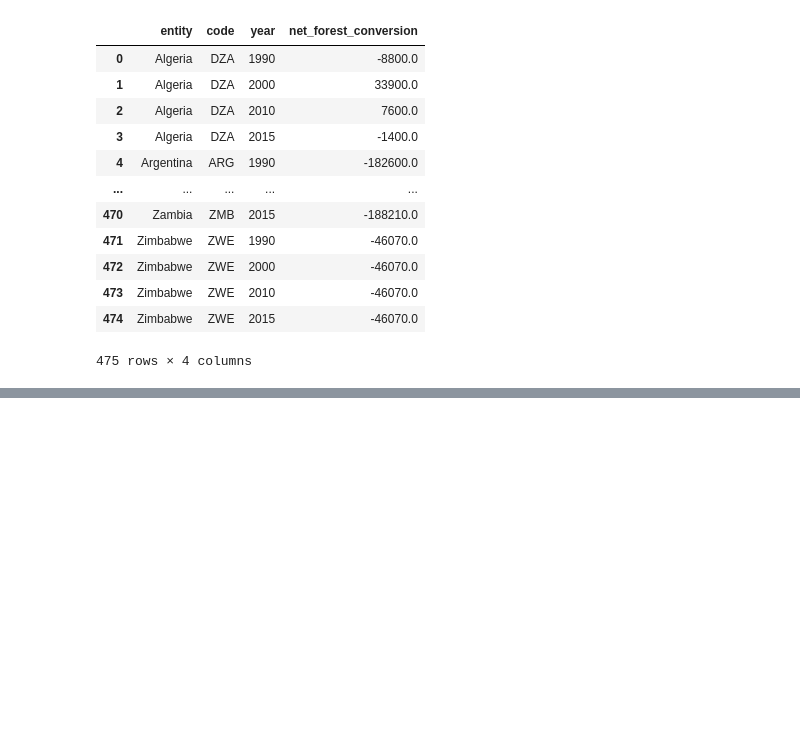
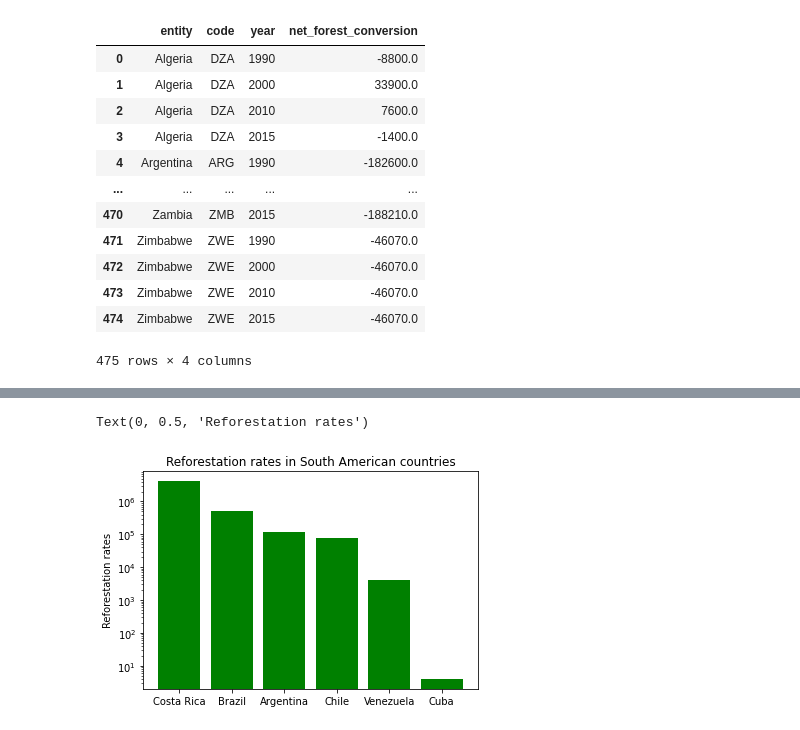
Before and after one commit to MorganMaciupa/Data_Analytics_ReforestationProject, a Jupyter notebook: Forest.ipynb, the cells around one changed output, grey strips where cells are left out. Drawn from its saved outputs; the diff is of its cells as text; code cells hidden in the pictures; blank space fills up the shorter version.

```diff
--- a/Forest.ipynb
+++ b/Forest.ipynb
@@ -4,6 +4,8 @@ import scipy.stats as sts
 import matplotlib.pyplot as plt
 # %%
 forest_dataframe = pd.read_csv('https://raw.githubusercontent.com/rfordatascience/tidytuesday/master/data/2021/2021-04-06/forest.csv')
+
+reforestation_dataframe = pd.read_csv("fao_treecover_reforestation__ha.csv")
 # %%
 forest_dataframe
 # %% [output]
@@ -44,0 +66,21 @@ plt.legend(labels, loc = "best");
+# %%
+costarica_reforestation = reforestation_dataframe[reforestation_dataframe["name"] == "Costa Rica"]
+brazil_reforestation = reforestation_dataframe[reforestation_dataframe["name"] == "Brazil"]
+argentina_reforestation = reforestation_dataframe[reforestation_dataframe["name"] == "Argentina"]
+chile_reforestation = reforestation_dataframe[reforestation_dataframe["name"] == "Chile"]
+venezuela_reforestation = reforestation_dataframe[reforestation_dataframe["name"] == "Venezuela"]
+cuba_reforestation = reforestation_dataframe[reforestation_dataframe["name"] == "Cuba"]
+
+plt.bar(costarica_reforestation["name"], costarica_reforestation["reforestation__rate"], color = "green")
+plt.bar(brazil_reforestation["name"], brazil_reforestation["reforestation__rate"], color = "green")
+plt.bar(argentina_reforestation["name"], argentina_reforestation["reforestation__rate"], color = "green")
+plt.bar(chile_reforestation["name"], chile_reforestation["reforestation__rate"], color = "green")
+plt.bar(venezuela_reforestation["name"], venezuela_reforestation["reforestation__rate"], color = "green")
+plt.bar(cuba_reforestation["name"], cuba_reforestation["reforestation__rate"], color = "green")
+
+plt.yscale("log")
+plt.title("Reforestation rates in South American countries")
+plt.ylabel("Reforestation rates")
+# %% [output]
+Text(0, 0.5, 'Reforestation rates')
+[figure, added]
```
Also changed, not shown: parts of 2 cells of this notebook.
